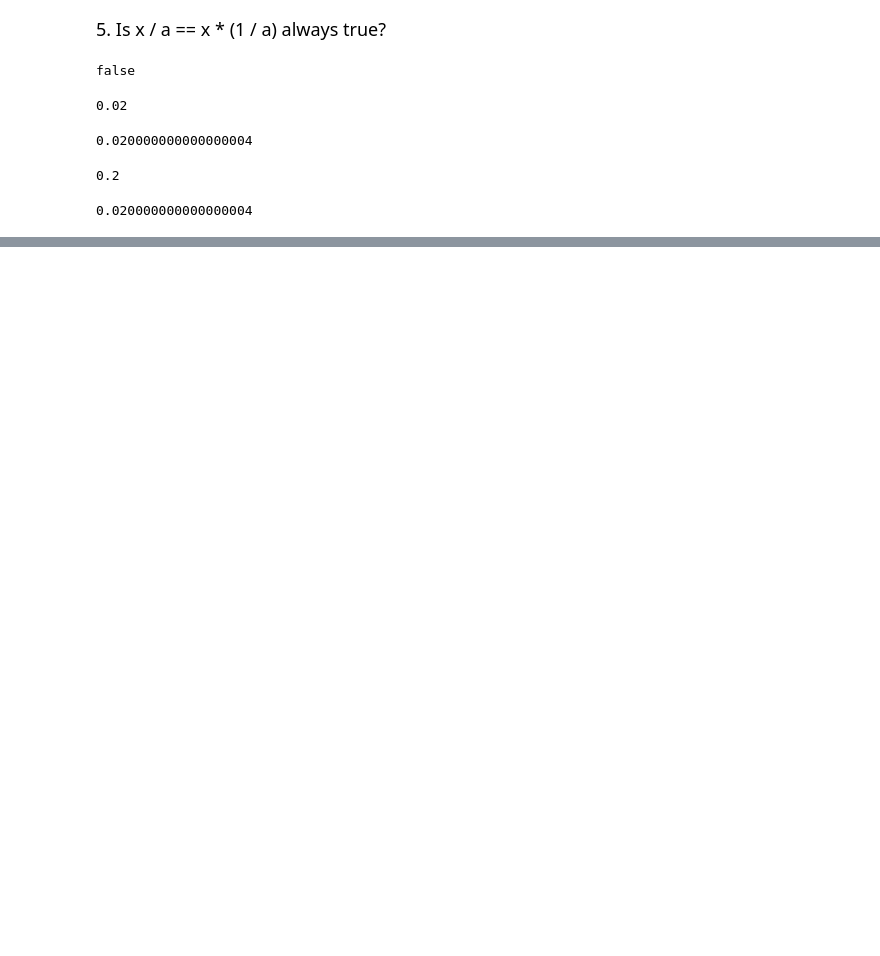
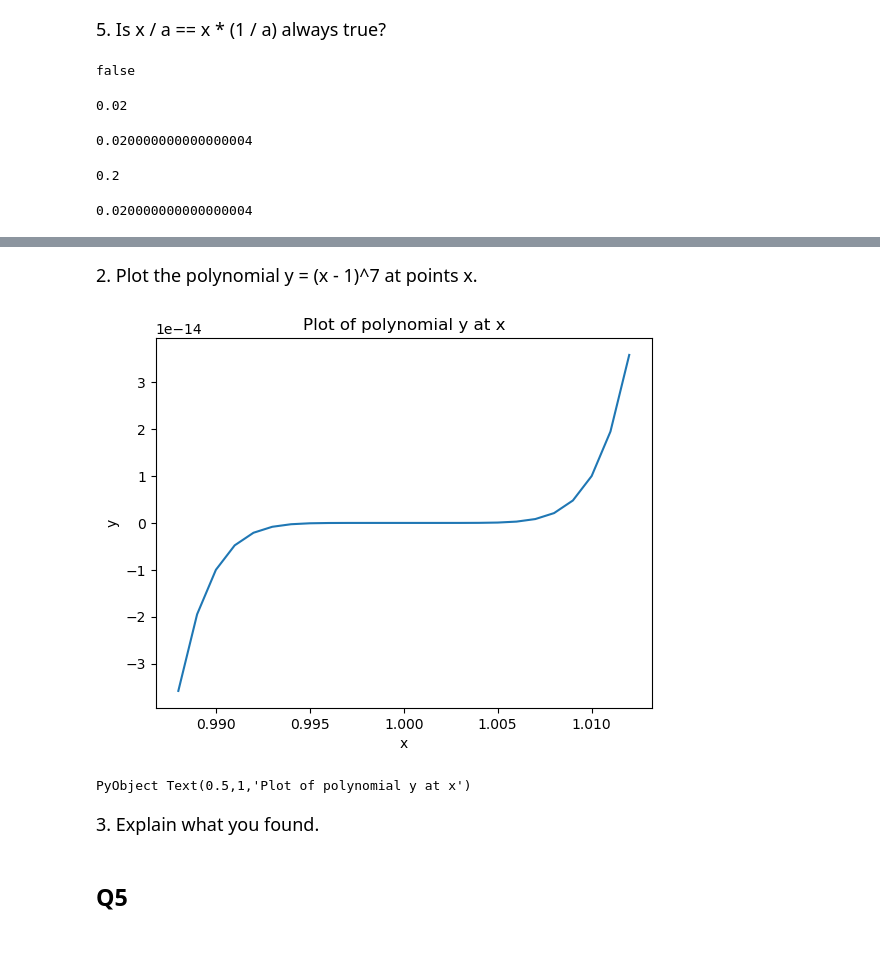
Before and after one commit to maithilibhide/biostat-m280-2018-spring, a Jupyter notebook: hw1/HW01.ipynb, the cells around one changed output, grey strips where cells are left out. Drawn from its saved outputs; the diff is of its cells as text; code cells hidden in the pictures; blank space fills up the shorter version.

```diff
--- a/hw1/HW01.ipynb
+++ b/hw1/HW01.ipynb
@@ -60,0 +82,18 @@ x * 0.2
+# %% [markdown]
+<p><font size = "4">2. Plot the polynomial y = (x - 1)^7 at points x.</font></p>
+# %%
+y2 = (x - 1).^7
+using PyPlot
+plot(x,y2)
+xlabel("x")
+ylabel("y")
+title("Plot of polynomial y at x")
+# %% [output]
+[figure, added]
+PyObject Text(0.5,1,'Plot of polynomial y at x')
+# %% [markdown]
+<p><font size = "4">3. Explain what you found.</font></p>
+# %% [markdown]
+<h2>Q5</h2>
+# %% [markdown]
+<p><font size = "4"></font></p>
```
Also changed, not shown: parts of 6 cells of this notebook.
